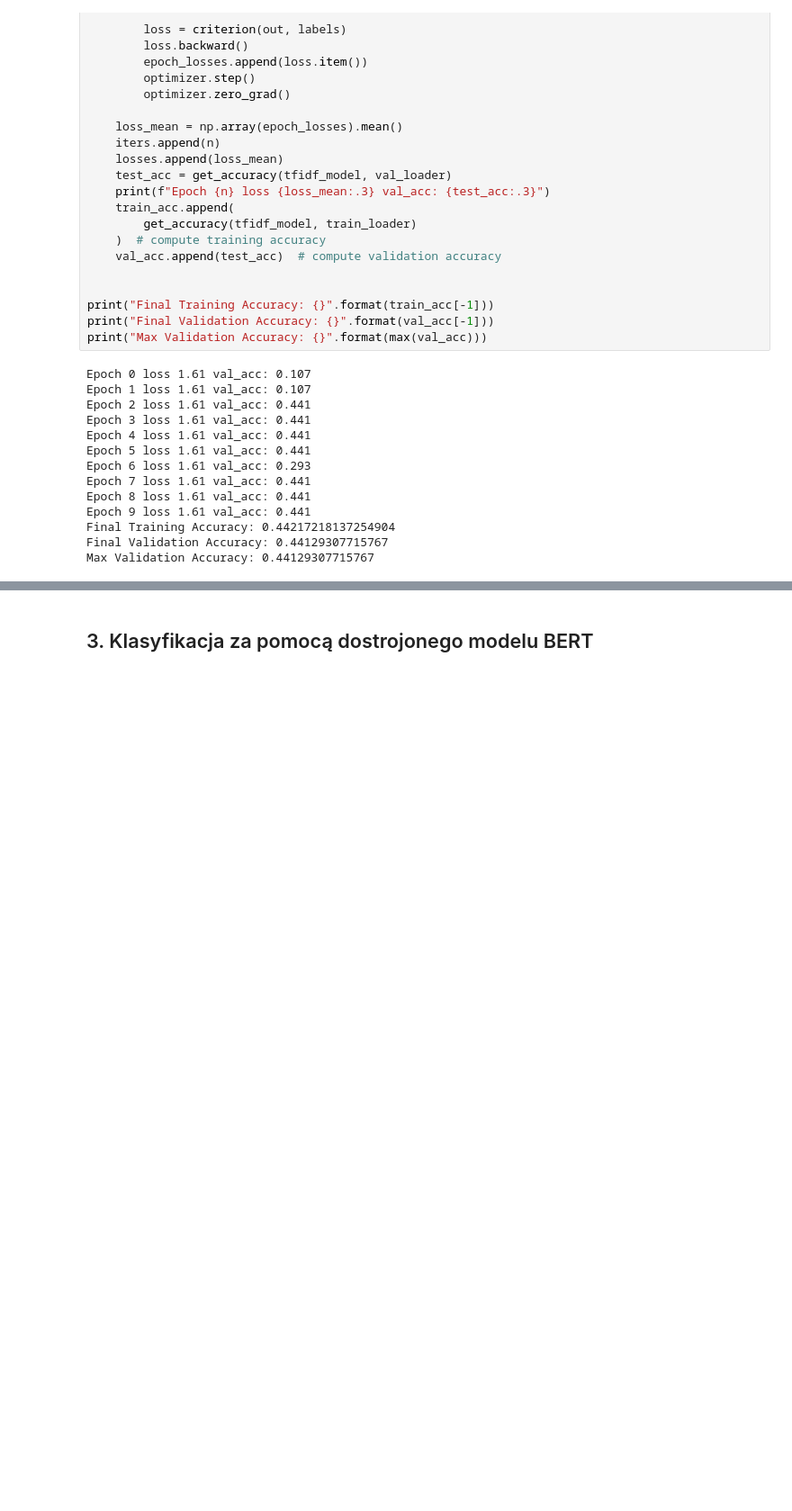
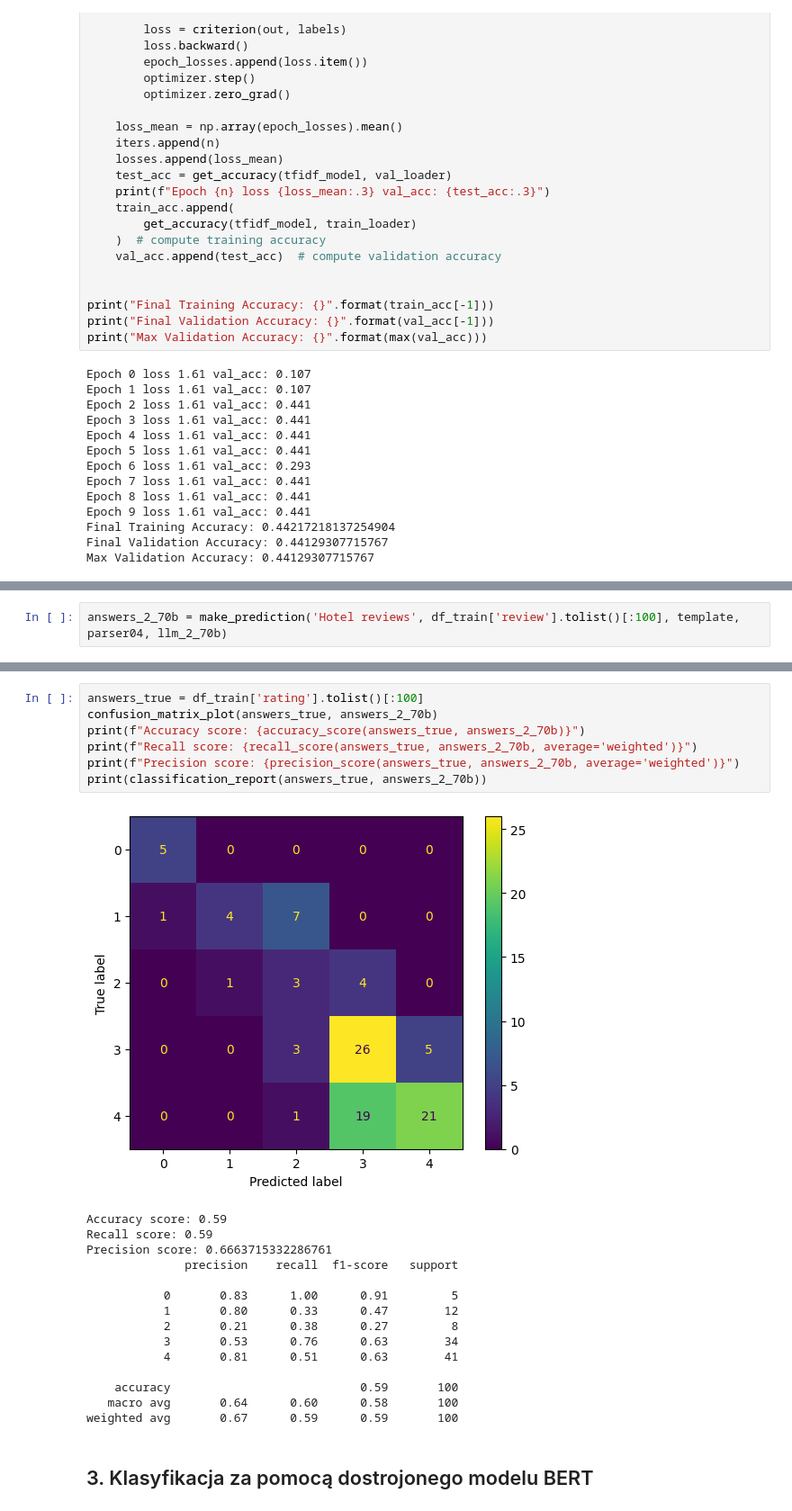
Before and after one commit to SNURTEL/24l-ssne, a Jupyter notebook: proj6/piatek_owienko_schafer_miniproject6.ipynb, the cells around one changed output, grey strips where cells are left out. Shown at 90% size. Cells and saved outputs as stored; diff of their text form; blank space fills up the shorter version.

```diff
--- a/proj6/piatek_owienko_schafer_miniproject6.ipynb
+++ b/proj6/piatek_owienko_schafer_miniproject6.ipynb
@@ -219,0 +341,2 @@ TODO wnioski
+# %%
+answers_2_70b = make_prediction('Hotel reviews', df_train['review'].tolist()[:100], template, parser04, llm_2_70b)
@@ -220,3 +407,26 @@ TODO wnioski
+# %%
+answers_true = df_train['rating'].tolist()[:100]
+confusion_matrix_plot(answers_true, answers_2_70b)
+print(f"Accuracy score: {accuracy_score(answers_true, answers_2_70b)}")
+print(f"Recall score: {recall_score(answers_true, answers_2_70b, average='weighted')}")
+print(f"Precision score: {precision_score(answers_true, answers_2_70b, average='weighted')}")
+print(classification_report(answers_true, answers_2_70b))
+# %% [output]
+[figure, added]
+Accuracy score: 0.59
+Recall score: 0.59
+Precision score: 0.6663715332286761
+              precision    recall  f1-score   support
+
+           0       0.83      1.00      0.91         5
+           1       0.80      0.33      0.47        12
+           2       0.21      0.38      0.27         8
+           3       0.53      0.76      0.63        34
+           4       0.81      0.51      0.63        41
+
+    accuracy                           0.59       100
+   macro avg       0.64      0.60      0.58       100
+weighted avg       0.67      0.59      0.59       100
 # %% [markdown]
 ## 3. Klasyfikacja za pomocą dostrojonego modelu BERT
 # %% [markdown]
```
Also changed, not shown: parts of 15 cells of this notebook.
